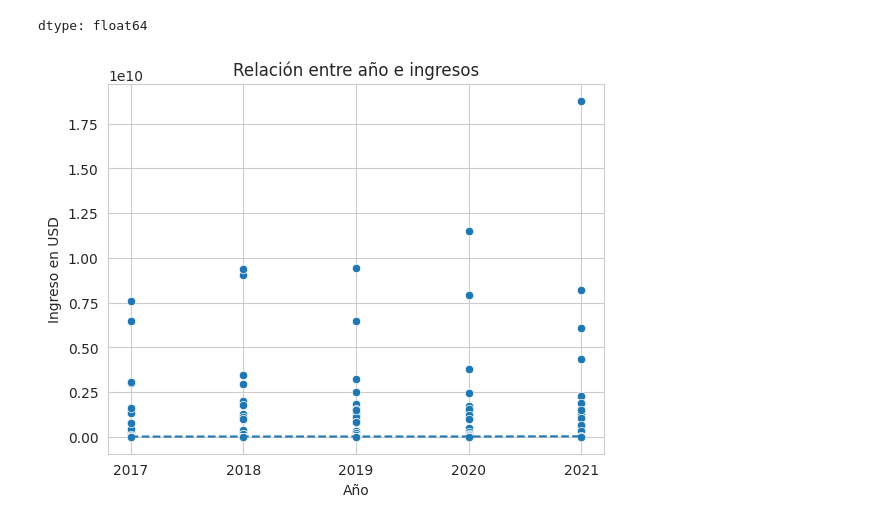
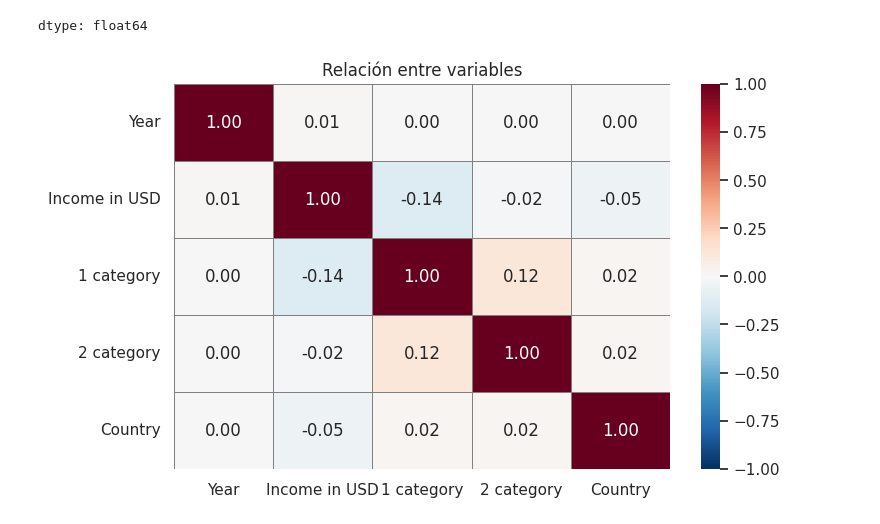
Before and after one commit to Cxris2145/MineriaDatos2026, a Jupyter notebook: ExportacionesChile2026.ipynb, the cells around one changed output. Cells and saved outputs as stored; diff of their text form; code cells hidden in the pictures.

```diff
--- a/ExportacionesChile2026.ipynb
+++ b/ExportacionesChile2026.ipynb
@@ -688,39 +696,49 @@ ranking_paises.sort_values().head(10)
 | Holanda | 9.0 |
 | Perú | 10.0 |
 dtype: float64
-# %%
-sns.scatterplot(x=df['Year'], y=df['Income in USD'])
-
-promedio_anio = df.groupby('Year')['Income in USD'].mean()
-plt.plot(promedio_anio.index, promedio_anio.values, linestyle='--')
-
-plt.title("Relación entre año e ingresos")
-plt.xlabel("Año")
-plt.ylabel("Ingreso en USD")
-
-# 👇 Forzamos que solo aparezcan los años reales
-plt.xticks(sorted(df['Year'].unique()))
-
-plt.show()
-
-
-
-# Este gráfico muestra la relación entre el año y los ingresos de cada exportación.
-# Cada punto representa una exportación individual en un año específico.
-#
-# Se puede observar que los puntos están bastante dispersos, lo que indica
-# que no hay una relación clara entre el año y el monto de dinero.
-#
-# También se ve que en todos los años hay exportaciones con valores bajos
-# y algunas pocas con valores muy altos.
-#
-# La línea punteada muestra el promedio por año, y permite ver que,
-# aunque hay variaciones, no hay un cambio muy marcado entre años.
-#
-# En simple, este gráfico indica que los ingresos no dependen directamente del año,
-# sino que varían bastante dentro de cada periodo.
-# %% [output]
-[figure, removed]
+# %%
+df_heatmap = df.copy()
+
+df_heatmap['1 category'] = df_heatmap['1 category'].astype('category').cat.codes
+df_heatmap['2 category'] = df_heatmap['2 category'].astype('category').cat.codes
+df_heatmap['Country'] = df_heatmap['Country'].astype('category').cat.codes
+
+corr = df_heatmap[['Year', 'Income in USD', '1 category', '2 category', 'Country']].corr()
+
+plt.figure(figsize=(8,5))
+
+sns.heatmap(
+    corr,
+    annot=True,
+    fmt=".2f",
+    cmap="RdBu_r",
+    center=0,
+    vmin=-1, vmax=1,
+    linewidths=0.5,
+    linecolor='gray'
+)
+
+plt.title("Relación entre variables")
+plt.show()
+
+# Este gráfico muestra la relación entre distintas variables del dataset,
+# como el año, el ingreso, las categorías y el país.
+#
+# Los valores van desde -1 a 1:
+# - Cercano a 1 significa que hay una relación fuerte (se mueven juntas)
+# - Cercano a 0 significa que casi no hay relación
+# - Cercano a -1 indica una relación inversa
+#
+# En este caso, se puede observar que la mayoría de los valores están cerca de 0,
+# lo que indica que no hay una relación fuerte entre las variables.
+#
+# Por ejemplo, el año casi no tiene relación con el ingreso,
+# lo que significa que el dinero exportado no depende directamente del año.
+#
+# También se ve que las categorías tienen una relación muy baja con el ingreso,
+# por lo que no explican completamente cuánto dinero se genera.
+# %% [output]
+[figure, added]
 # %%
 import matplotlib.ticker as ticker
 
```
Also changed, not shown: parts of 18 cells of this notebook.
